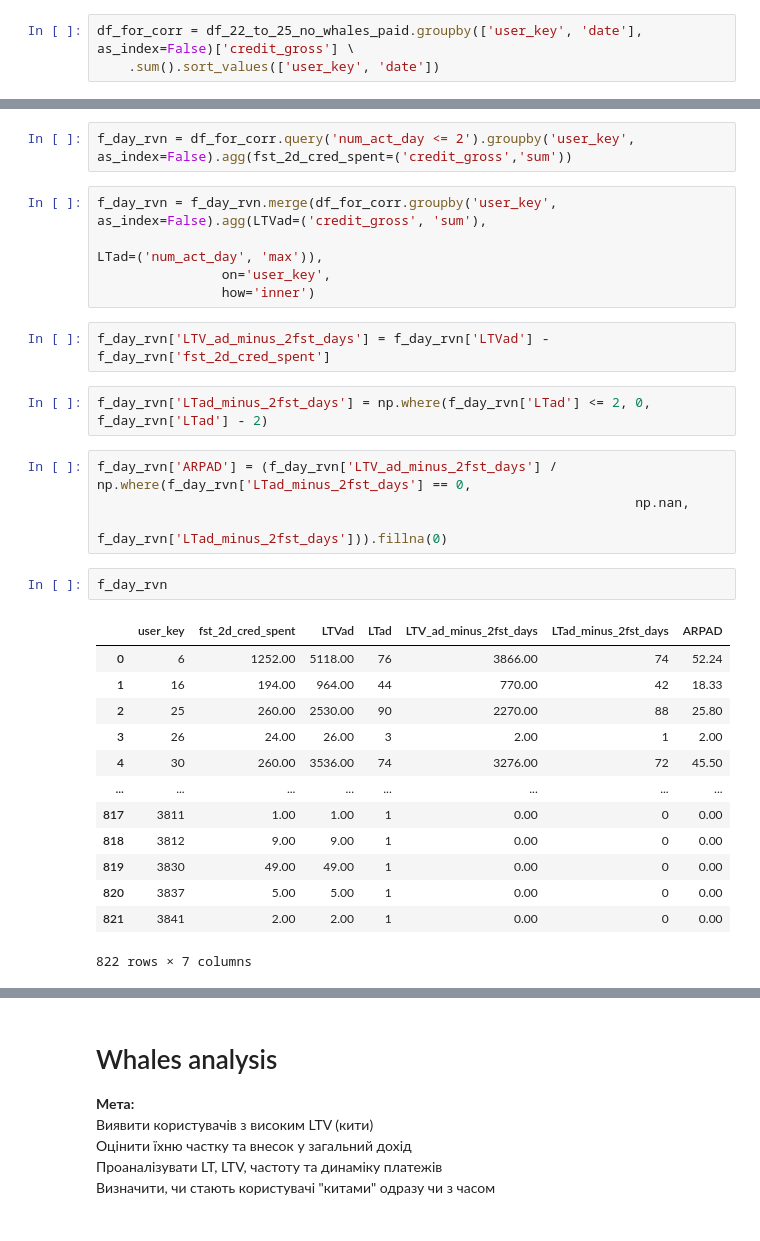
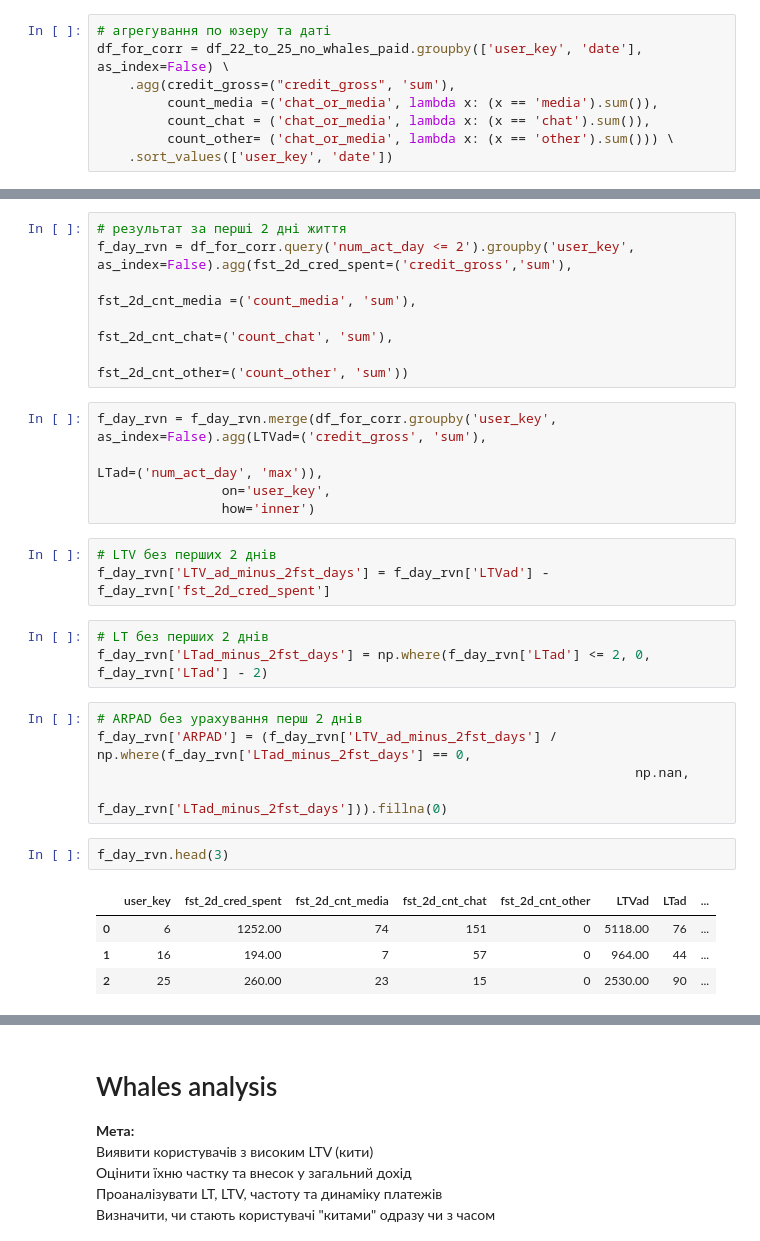
Before and after one commit to Chocopie-DA/db_analysis_sql_sweetylove, a Jupyter notebook: 03_notebooks/EDA.ipynb, the cells around one changed output, grey strips where cells are left out. Drawn from its saved outputs; the diff is of its cells as text.

```diff
--- a/03_notebooks/EDA.ipynb
+++ b/03_notebooks/EDA.ipynb
@@ -1492,6 +1497,11 @@ del_users = df.query('time_utc >= "2025-12-01" & is_new_paid_user == True')['use
 # ДФ без грудня 2025 та січня 2026 року. Для видалення users з неповним LTV.
 df_22_to_25_no_whales_paid = df_no_whales_paid[~df_no_whales_paid['user_key'].isin(del_users)]
 # %%
-df_for_corr = df_22_to_25_no_whales_paid.groupby(['user_key', 'date'], as_index=False)['credit_gross'] \
-    .sum().sort_values(['user_key', 'date'])
+# агрегування по юзеру та даті
+df_for_corr = df_22_to_25_no_whales_paid.groupby(['user_key', 'date'], as_index=False) \
+    .agg(credit_gross=("credit_gross", 'sum'),
+         count_media =('chat_or_media', lambda x: (x == 'media').sum()),
+         count_chat = ('chat_or_media', lambda x: (x == 'chat').sum()),
+         count_other= ('chat_or_media', lambda x: (x == 'other').sum())) \
+    .sort_values(['user_key', 'date'])
 # %%
@@ -1498,33 +1509,31 @@ df_for_corr = df_22_to_25_no_whales_paid.groupby(['user_key', 'date'], as_index=
 df_for_corr['num_act_day'] = df_for_corr.groupby('user_key')['date'].cumcount() + 1
 # %%
-f_day_rvn = df_for_corr.query('num_act_day <= 2').groupby('user_key', as_index=False).agg(fst_2d_cred_spent=('credit_gross','sum'))
+# результат за перші 2 дні життя
+f_day_rvn = df_for_corr.query('num_act_day <= 2').groupby('user_key', as_index=False).agg(fst_2d_cred_spent=('credit_gross','sum'),
+                                                                                          fst_2d_cnt_media =('count_media', 'sum'),
+                                                                                          fst_2d_cnt_chat=('count_chat', 'sum'),
+                                                                                          fst_2d_cnt_other=('count_other', 'sum'))
 # %%
 f_day_rvn = f_day_rvn.merge(df_for_corr.groupby('user_key', as_index=False).agg(LTVad=('credit_gross', 'sum'),
                                                                                 LTad=('num_act_day', 'max')),
                 on='user_key',
                 how='inner')
 # %%
+# LTV без перших 2 днів
 f_day_rvn['LTV_ad_minus_2fst_days'] = f_day_rvn['LTVad'] - f_day_rvn['fst_2d_cred_spent']
 # %%
+# LT без перших 2 днів
 f_day_rvn['LTad_minus_2fst_days'] = np.where(f_day_rvn['LTad'] <= 2, 0, f_day_rvn['LTad'] - 2)
 # %%
+# ARPAD без урахування перш 2 днів
 f_day_rvn['ARPAD'] = (f_day_rvn['LTV_ad_minus_2fst_days'] / np.where(f_day_rvn['LTad_minus_2fst_days'] == 0,
                                                                      np.nan,
                                                                      f_day_rvn['LTad_minus_2fst_days'])).fillna(0)
 # %%
-f_day_rvn
+f_day_rvn.head(3)
 # %% [output]
-|  | user_key | fst_2d_cred_spent | LTVad | LTad | LTV_ad_minus_2fst_days | LTad_minus_2fst_days | ARPAD |
-| 0 | 6 | 1252.00 | 5118.00 | 76 | 3866.00 | 74 | 52.24 |
-| 1 | 16 | 194.00 | 964.00 | 44 | 770.00 | 42 | 18.33 |
-| 2 | 25 | 260.00 | 2530.00 | 90 | 2270.00 | 88 | 25.80 |
-| 3 | 26 | 24.00 | 26.00 | 3 | 2.00 | 1 | 2.00 |
-| 4 | 30 | 260.00 | 3536.00 | 74 | 3276.00 | 72 | 45.50 |
-| ... | ... | ... | ... | ... | ... | ... | ... |
-| 817 | 3811 | 1.00 | 1.00 | 1 | 0.00 | 0 | 0.00 |
-| 818 | 3812 | 9.00 | 9.00 | 1 | 0.00 | 0 | 0.00 |
-| 819 | 3830 | 49.00 | 49.00 | 1 | 0.00 | 0 | 0.00 |
-| 820 | 3837 | 5.00 | 5.00 | 1 | 0.00 | 0 | 0.00 |
-| 821 | 3841 | 2.00 | 2.00 | 1 | 0.00 | 0 | 0.00 |
+|  | user_key | fst_2d_cred_spent | fst_2d_cnt_media | fst_2d_cnt_chat | fst_2d_cnt_other | LTVad | LTad | ... |
+| 0 | 6 | 1252.00 | 74 | 151 | 0 | 5118.00 | 76 | ... |
+| 1 | 16 | 194.00 | 7 | 57 | 0 | 964.00 | 44 | ... |
+| 2 | 25 | 260.00 | 23 | 15 | 0 | 2530.00 | 90 | ... |
-822 rows × 7 columns
 # %%
```
Also changed, not shown: parts of 61 cells of this notebook.
